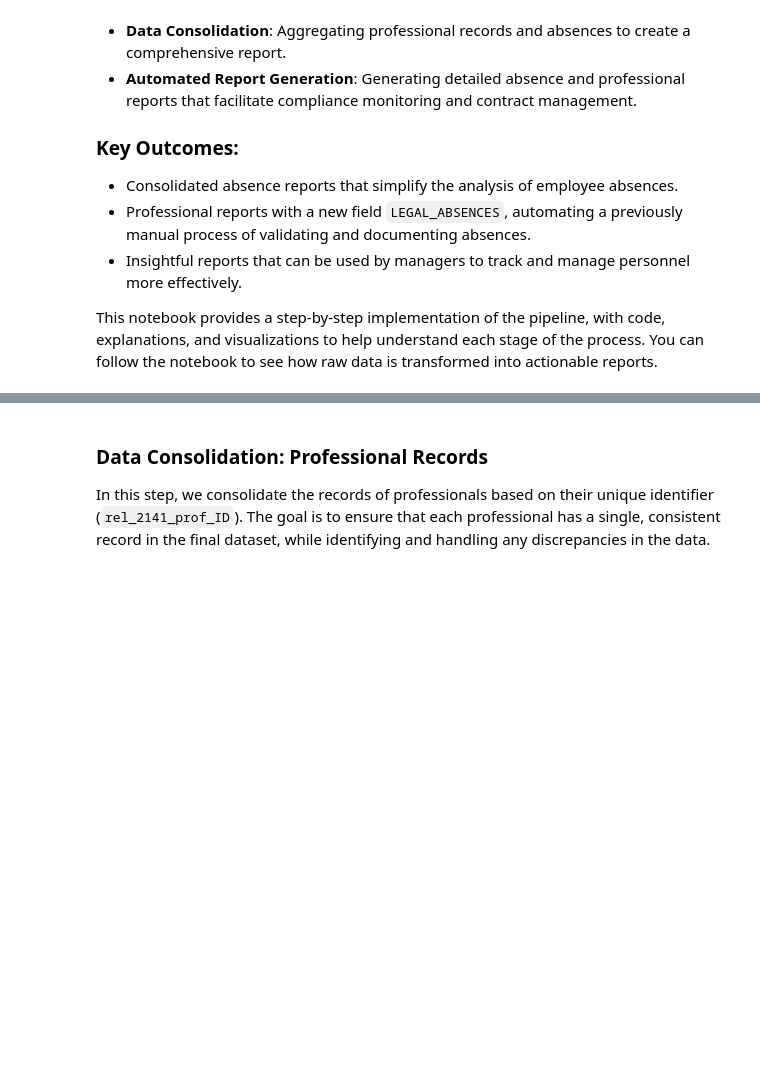
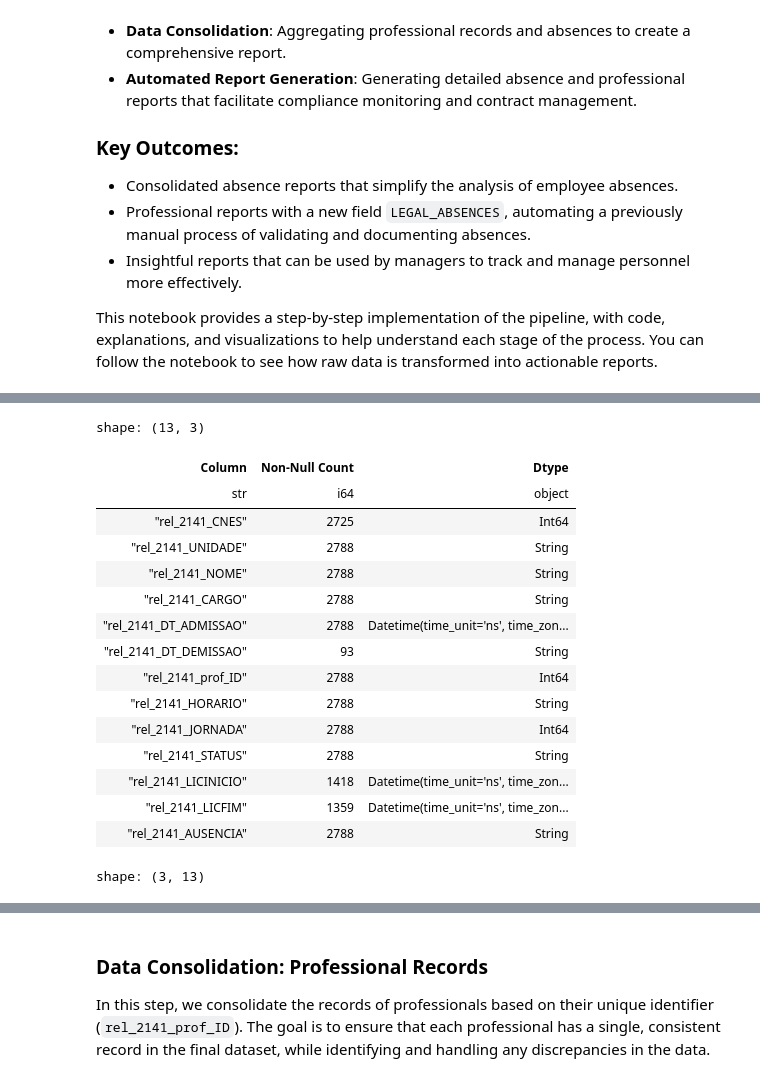
Before and after one commit to smauguixo/contract-management, a Jupyter notebook: absence_report_data_processing.ipynb, the cells around one changed output, grey strips where cells are left out. Cells and saved outputs as stored; diff of their text form; code cells hidden in the pictures; blank space fills up the shorter version.

```diff
--- a/absence_report_data_processing.ipynb
+++ b/absence_report_data_processing.ipynb
@@ -106,0 +66,61 @@ memory usage: 283.3+ KB
+# %%
+# Start building the lazy query plan
+absence_report_lazy = rename_absence_report_columns(absence_report_lazy)
+
+# Define columns for text normalization.
+text_cols = ['rel_2141_NOME', 'rel_2141_CARGO', 'rel_2141_UNIDADE', 'rel_2141_HORARIO']
+
+# Define the business logic to unify employee statuses. This logic was missing and is now restored.
+status_map = {
+    'Férias': 'Ativo',
+    'Aviso Prévio': 'Ativo',
+    'Af.Ac.Trabalho': 'Af.Previdência',
+    'Doença Ocupacional': 'Af.Previdência',
+    'Licença Mater.': 'Af.Previdência'
+}
+
+# Chain operations in the lazy plan
+absence_report_lazy = (
+    absence_report_lazy
+    .with_columns([
+        # Normalize only the specified text fields
+        pl.col(c).cast(pl.String).map_elements(lambda s: ' '.join(unidecode(s).strip().upper().split()) if s is not None else None, return_dtype=pl.String).alias(c) for c in text_cols
+    ])
+    .with_columns([
+        # Clean specific patterns from CARGO and HORARIO columns
+        pl.col('rel_2141_CARGO').str.replace_all(r' (I|II|III|-\\s*HC|-\\s*CER|-\\s*PAI|-\\s*SRT)$', ''),
+        pl.col('rel_2141_HORARIO').str.replace_all(r'_.*?_', '').str.replace(' - APRENDIZ', '')
+    ])
+    .with_columns(
+        # Apply the status mapping to the employee status column
+        pl.col('rel_2141_STATUS').replace(status_map)
+    )
+    # Join with the facility lookup table
+    .join(facility_id_lookup.lazy(), on='rel_2141_UNIDADE', how='left')
+    # Select and reorder columns
+    .select(AUSENCIAS_COLS)
+)
+
+# Execute the full lazy plan to get a concrete DataFrame
+absence_report = absence_report_lazy.collect()
+
+# Display a sample of the transformed data using the custom formatting function
+display_df(absence_report.head(3))
+# %% [output]
+shape: (13, 3)
+| Column | Non-Null Count | Dtype |
+| str | i64 | object |
+| "rel_2141_CNES" | 2725 | Int64 |
+| "rel_2141_UNIDADE" | 2788 | String |
+| "rel_2141_NOME" | 2788 | String |
+| "rel_2141_CARGO" | 2788 | String |
+| "rel_2141_DT_ADMISSAO" | 2788 | Datetime(time_unit='ns', time_zon... |
+| "rel_2141_DT_DEMISSAO" | 93 | String |
+| "rel_2141_prof_ID" | 2788 | Int64 |
+| "rel_2141_HORARIO" | 2788 | String |
+| "rel_2141_JORNADA" | 2788 | Int64 |
+| "rel_2141_STATUS" | 2788 | String |
+| "rel_2141_LICINICIO" | 1418 | Datetime(time_unit='ns', time_zon... |
+| "rel_2141_LICFIM" | 1359 | Datetime(time_unit='ns', time_zon... |
+| "rel_2141_AUSENCIA" | 2788 | String |
+shape: (3, 13)
```
Also changed, not shown: parts of 21 cells of this notebook, 17 other files.
